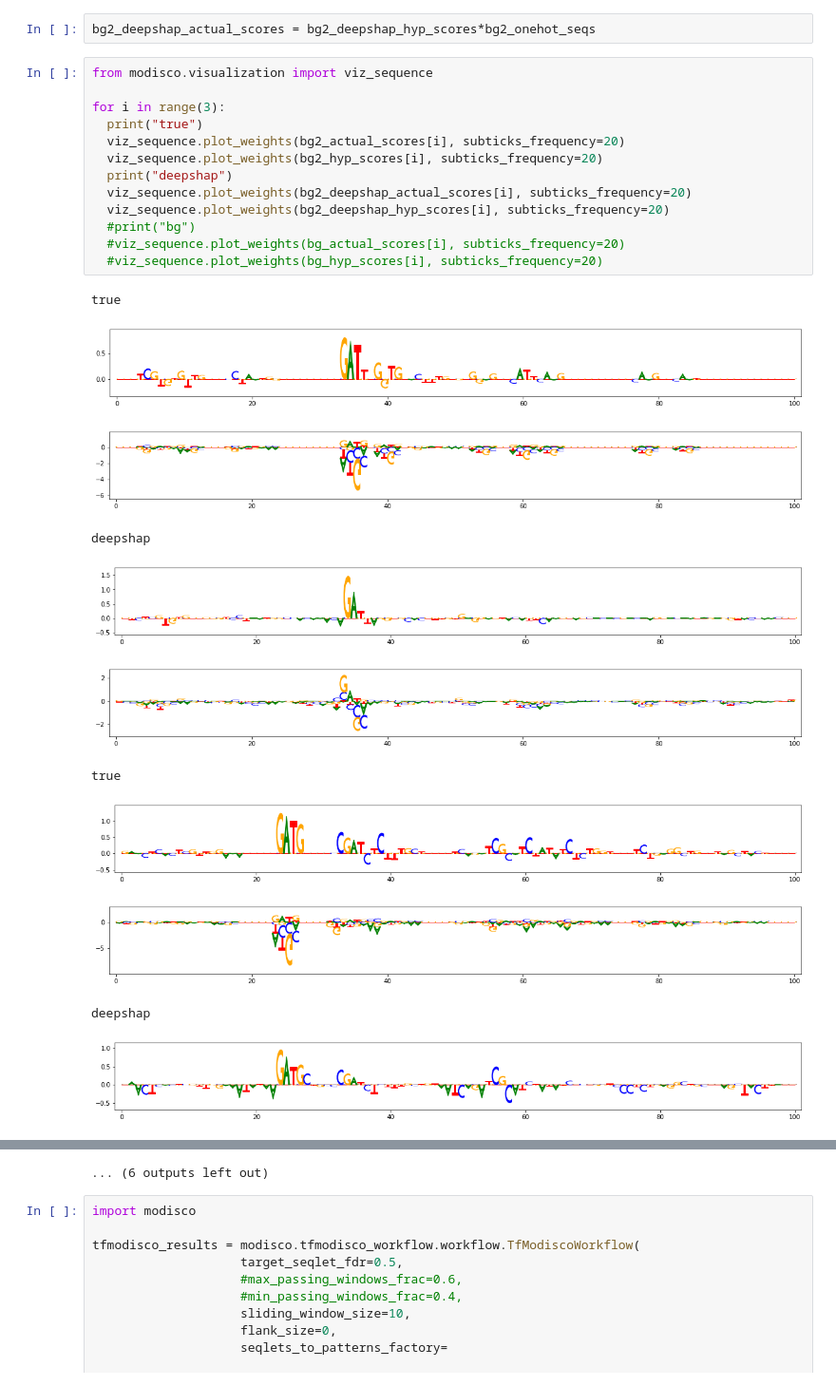
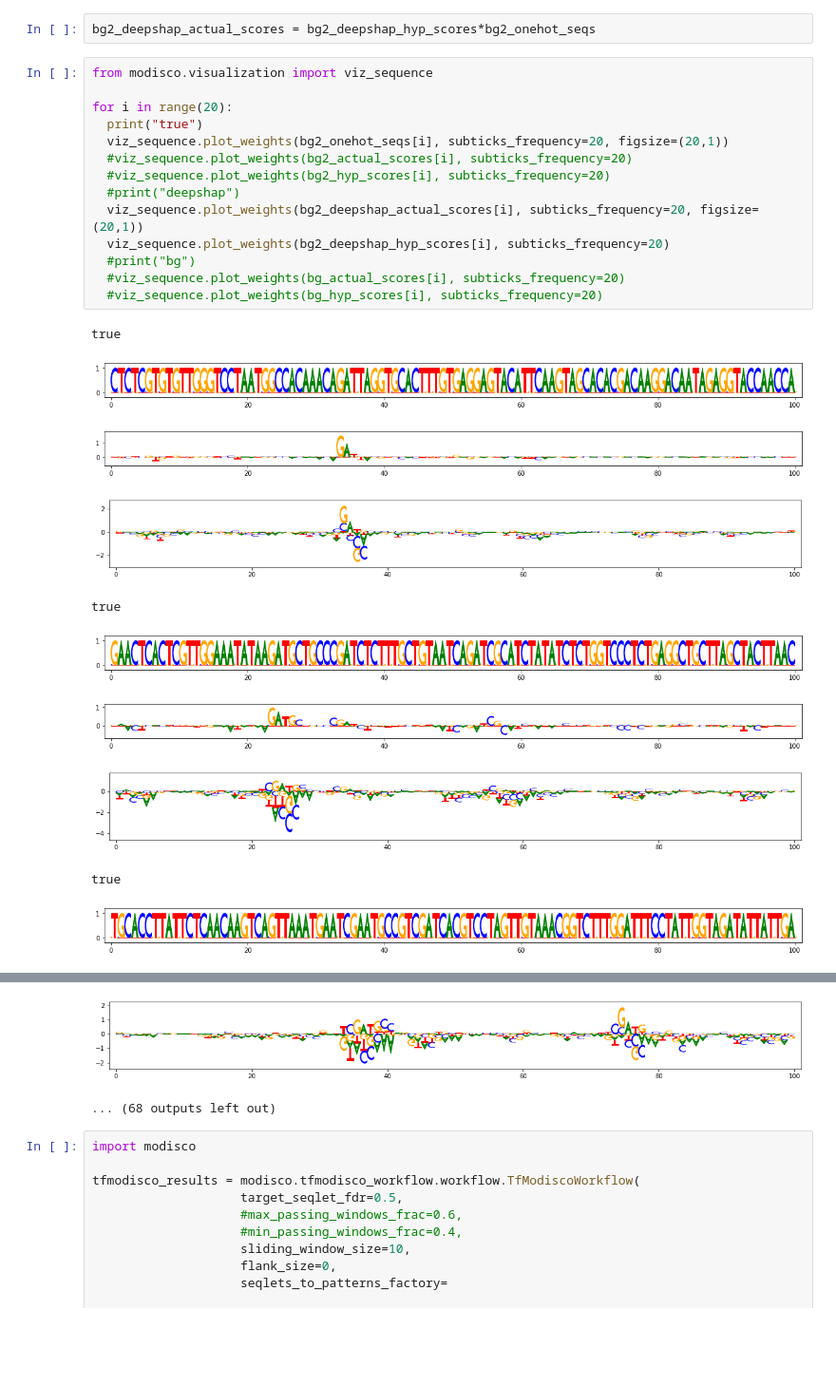
Before and after one commit to AvantiShri/colab_notebooks, a Jupyter notebook: misc_examples/SimulateImpScores.ipynb, the cells around one changed output, grey strips where cells are left out. Shown at 95% size. Cells and saved outputs as stored; diff of their text form; blank space fills up the shorter version.

```diff
--- a/misc_examples/SimulateImpScores.ipynb
+++ b/misc_examples/SimulateImpScores.ipynb
@@ -563,25 +563,25 @@ bg2_deepshap_actual_scores = bg2_deepshap_hyp_scores*bg2_onehot_seqs
 # %%
 from modisco.visualization import viz_sequence
 
-for i in range(3):
+for i in range(20):
   print("true")
-  viz_sequence.plot_weights(bg2_actual_scores[i], subticks_frequency=20)
-  viz_sequence.plot_weights(bg2_hyp_scores[i], subticks_frequency=20)
-  print("deepshap")
-  viz_sequence.plot_weights(bg2_deepshap_actual_scores[i], subticks_frequency=20)
+  viz_sequence.plot_weights(bg2_onehot_seqs[i], subticks_frequency=20, figsize=(20,1))
+  #viz_sequence.plot_weights(bg2_actual_scores[i], subticks_frequency=20)
+  #viz_sequence.plot_weights(bg2_hyp_scores[i], subticks_frequency=20)
+  #print("deepshap")
+  viz_sequence.plot_weights(bg2_deepshap_actual_scores[i], subticks_frequency=20, figsize=(20,1))
   viz_sequence.plot_weights(bg2_deepshap_hyp_scores[i], subticks_frequency=20)
   #print("bg")
   #viz_sequence.plot_weights(bg_actual_scores[i], subticks_frequency=20)
   #viz_sequence.plot_weights(bg_hyp_scores[i], subticks_frequency=20)
 # %% [output]
 true
-[figure, old version]
+[figure, new version]
-[figure, old version]
+[figure, new version]
+[figure, new version]
-deepshap
+true
-[figure, old version]
-[figure, old version]
+[figure, new version]
-true
-[figure, old version]
+[figure, new version]
-[figure, old version]
+[figure, new version]
-deepshap
+true
-[figure, old version]
+[figure, new version]
@@ -589,4 +589,5 @@ deepshap
-... (6 outputs left out)
+[figure, added]
+... (68 outputs left out)
 # %%
 import modisco
 
```
Also changed, not shown: parts of 10 cells of this notebook.
